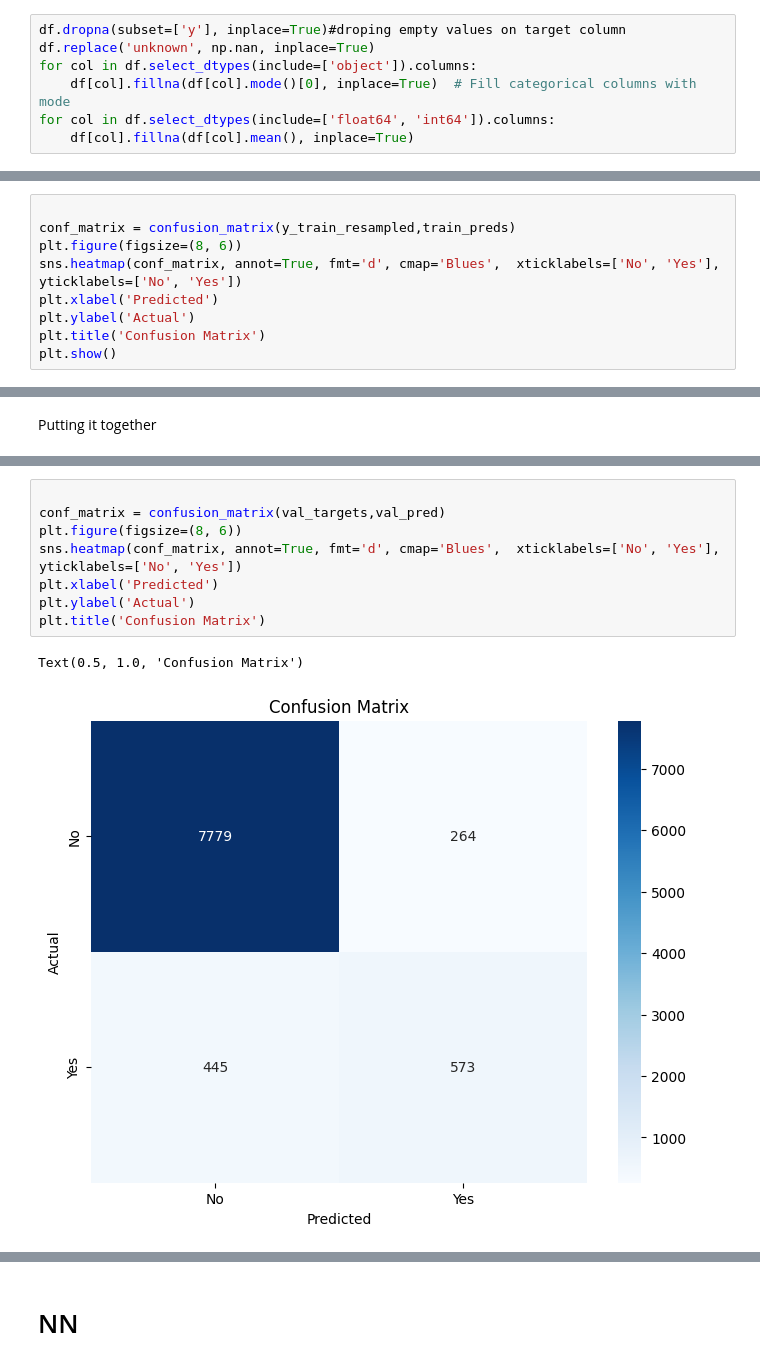
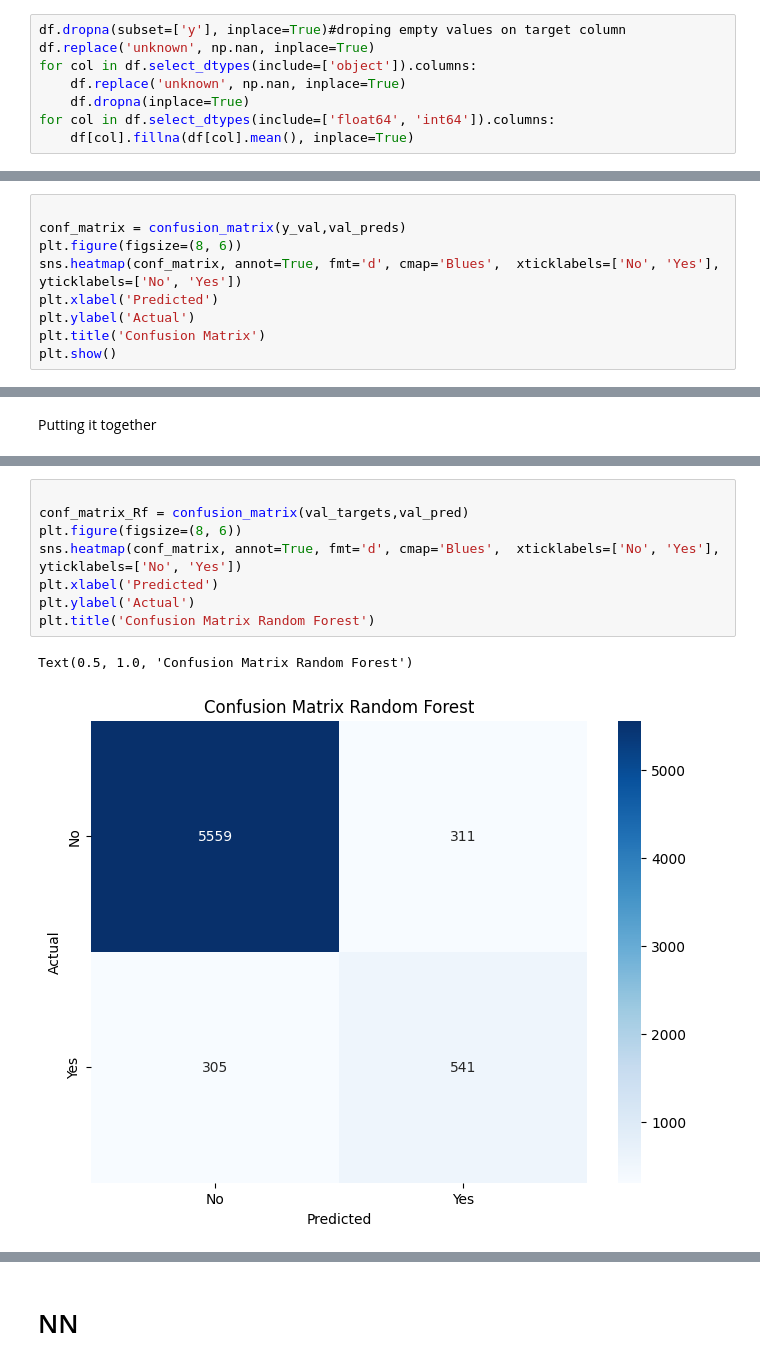
Before and after one commit to tharushaliyanagama/Machine-learning-CW, a Jupyter notebook: BankMarketing.ipynb, the cells around one changed output, grey strips where cells are left out. Cells and saved outputs as stored; diff of their text form.

```diff
--- a/BankMarketing.ipynb
+++ b/BankMarketing.ipynb
@@ -68,7 +68,8 @@ Handling Missing Values
 df.dropna(subset=['y'], inplace=True)#droping empty values on target column
 df.replace('unknown', np.nan, inplace=True)
 for col in df.select_dtypes(include=['object']).columns:
-    df[col].fillna(df[col].mode()[0], inplace=True)  # Fill categorical columns with mode
+    df.replace('unknown', np.nan, inplace=True)
+    df.dropna(inplace=True)
 for col in df.select_dtypes(include=['float64', 'int64']).columns:
     df[col].fillna(df[col].mean(), inplace=True)
 # %% [output]
@@ -239,6 +197,6 @@ print(len(y_train_resampled), len(train_preds))
 # %%
 
-conf_matrix = confusion_matrix(y_train_resampled,train_preds)
+conf_matrix = confusion_matrix(y_val,val_preds)
 plt.figure(figsize=(8, 6))
 sns.heatmap(conf_matrix, annot=True, fmt='d', cmap='Blues',  xticklabels=['No', 'Yes'], yticklabels=['No', 'Yes'])
 plt.xlabel('Predicted')
@@ -431,14 +367,14 @@ accuracy_score( train_targets,train_pred), accuracy_score(val_targets , val_pred
 # %%
 
-conf_matrix = confusion_matrix(val_targets,val_pred)
+conf_matrix_Rf = confusion_matrix(val_targets,val_pred)
 plt.figure(figsize=(8, 6))
 sns.heatmap(conf_matrix, annot=True, fmt='d', cmap='Blues',  xticklabels=['No', 'Yes'], yticklabels=['No', 'Yes'])
 plt.xlabel('Predicted')
 plt.ylabel('Actual')
-plt.title('Confusion Matrix')
+plt.title('Confusion Matrix Random Forest')
 # %% [output]
-Text(0.5, 1.0, 'Confusion Matrix')
+Text(0.5, 1.0, 'Confusion Matrix Random Forest')
-[figure, old version]
+[figure, new version]
 # %%
 base_accs
 # %% [output]
```
Also changed, not shown: parts of 66 cells of this notebook, 2 other files.
